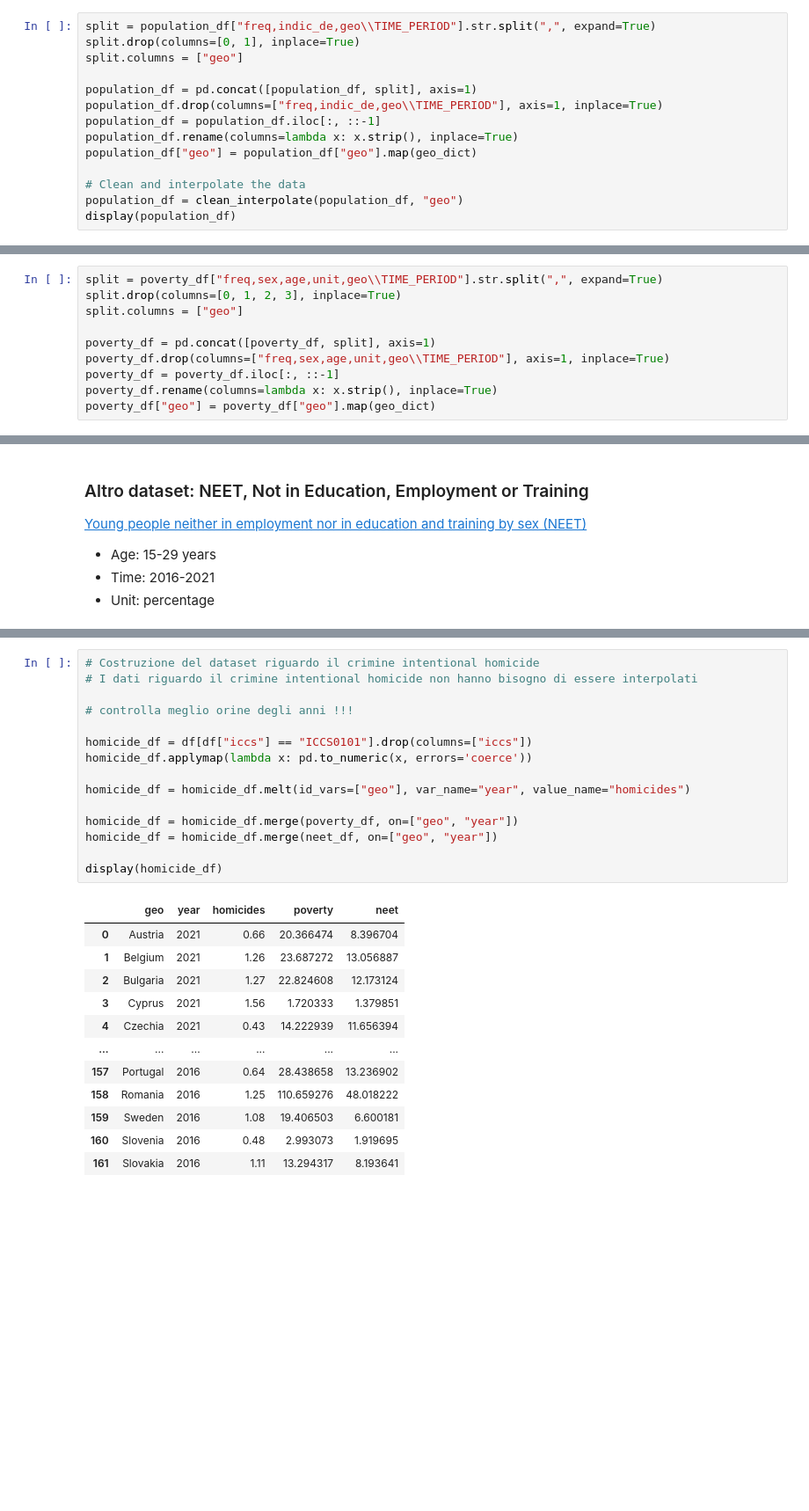
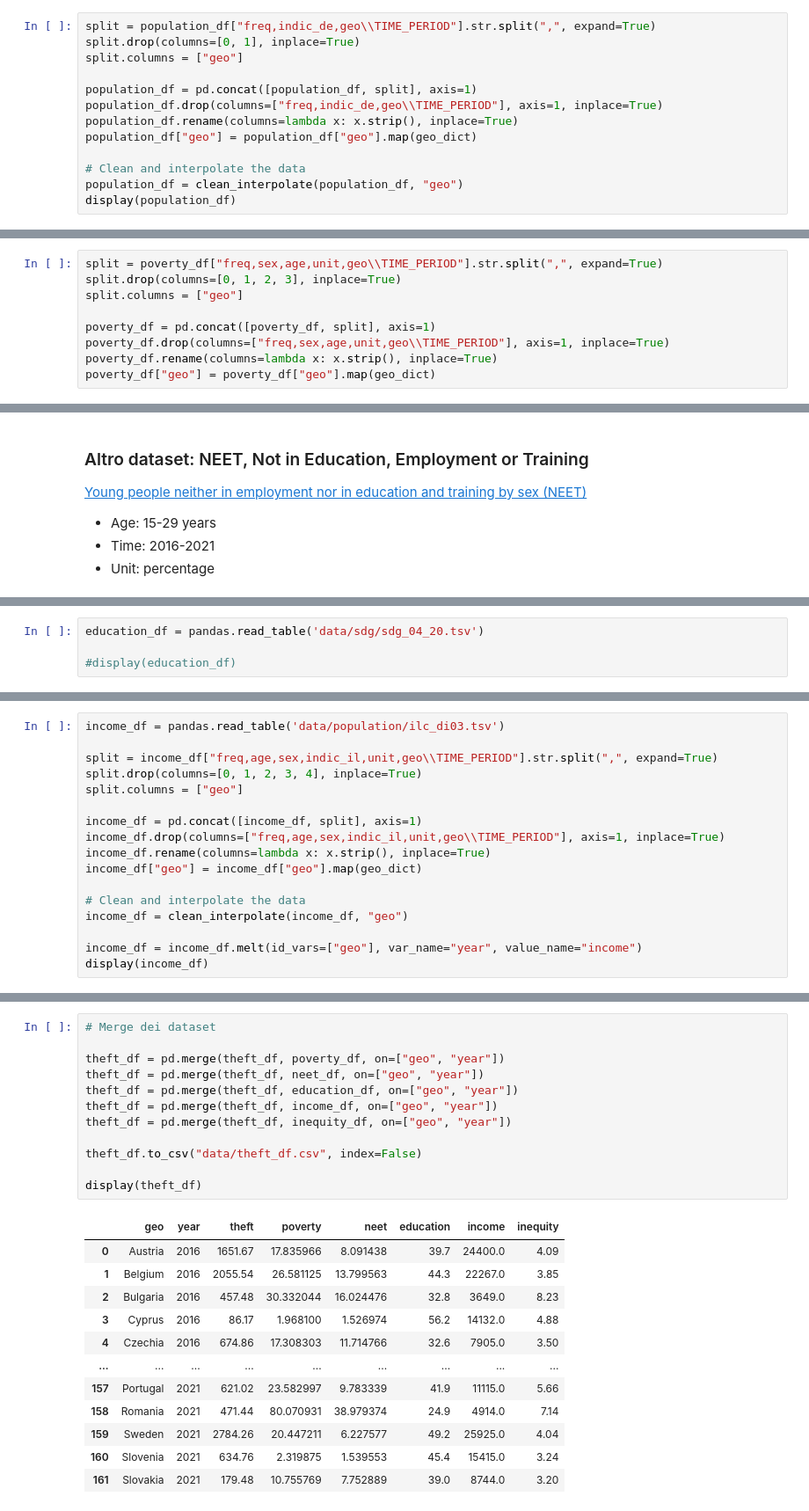
Before and after one commit to DiegoConce/CrimeAnalysis-HumanDataScience, a Jupyter notebook: main.ipynb, the cells around one changed output, grey strips where cells are left out. Shown: that part at 88% size. Drawn from its saved outputs; the diff is of its cells as text; blank space fills up the shorter version.

```diff
--- a/main.ipynb
+++ b/main.ipynb
@@ -236,7 +177,6 @@ split.columns = ["geo"]
 
 population_df = pd.concat([population_df, split], axis=1)
 population_df.drop(columns=["freq,indic_de,geo\\TIME_PERIOD"], axis=1, inplace=True)
-population_df = population_df.iloc[:, ::-1]
 population_df.rename(columns=lambda x: x.strip(), inplace=True)
 population_df["geo"] = population_df["geo"].map(geo_dict)
 
@@ -304,7 +247,6 @@ split.columns = ["geo"]
 
 poverty_df = pd.concat([poverty_df, split], axis=1)
 poverty_df.drop(columns=["freq,sex,age,unit,geo\\TIME_PERIOD"], axis=1, inplace=True)
-poverty_df = poverty_df.iloc[:, ::-1]
 poverty_df.rename(columns=lambda x: x.strip(), inplace=True)
 poverty_df["geo"] = poverty_df["geo"].map(geo_dict)
 # %% [markdown]
@@ -457,0 +353,4 @@ display(employment_df)
+# %%
+education_df = pandas.read_table('data/sdg/sdg_04_20.tsv')
+
+#display(education_df)
@@ -457,0 +435,17 @@ display(employment_df)
+# %%
+income_df = pandas.read_table('data/population/ilc_di03.tsv')
+
+split = income_df["freq,age,sex,indic_il,unit,geo\\TIME_PERIOD"].str.split(",", expand=True)
+split.drop(columns=[0, 1, 2, 3, 4], inplace=True)
+split.columns = ["geo"]
+
+income_df = pd.concat([income_df, split], axis=1)
+income_df.drop(columns=["freq,age,sex,indic_il,unit,geo\\TIME_PERIOD"], axis=1, inplace=True)
+income_df.rename(columns=lambda x: x.strip(), inplace=True)
+income_df["geo"] = income_df["geo"].map(geo_dict)
+
+# Clean and interpolate the data
+income_df = clean_interpolate(income_df, "geo")
+
+income_df = income_df.melt(id_vars=["geo"], var_name="year", value_name="income")
+display(income_df)
@@ -460,28 +469,25 @@ display(employment_df)
 # %%
-# Costruzione del dataset riguardo il crimine intentional homicide
-# I dati riguardo il crimine intentional homicide non hanno bisogno di essere interpolati
+# Merge dei dataset
 
-# controlla meglio orine degli anni !!!
+theft_df = pd.merge(theft_df, poverty_df, on=["geo", "year"])
+theft_df = pd.merge(theft_df, neet_df, on=["geo", "year"])
+theft_df = pd.merge(theft_df, education_df, on=["geo", "year"])
+theft_df = pd.merge(theft_df, income_df, on=["geo", "year"])
+theft_df = pd.merge(theft_df, inequity_df, on=["geo", "year"])
 
-homicide_df = df[df["iccs"] == "ICCS0101"].drop(columns=["iccs"])
-homicide_df.applymap(lambda x: pd.to_numeric(x, errors='coerce'))
+theft_df.to_csv("data/theft_df.csv", index=False)
 
-homicide_df = homicide_df.melt(id_vars=["geo"], var_name="year", value_name="homicides")
-
-homicide_df = homicide_df.merge(poverty_df, on=["geo", "year"])
-homicide_df = homicide_df.merge(neet_df, on=["geo", "year"])
-
-display(homicide_df)
+display(theft_df)
 # %% [output]
-|  | geo | year | homicides | poverty | neet |
-| 0 | Austria | 2021 | 0.66 | 20.366474 | 8.396704 |
-| 1 | Belgium | 2021 | 1.26 | 23.687272 | 13.056887 |
-| 2 | Bulgaria | 2021 | 1.27 | 22.824608 | 12.173124 |
-| 3 | Cyprus | 2021 | 1.56 | 1.720333 | 1.379851 |
-| 4 | Czechia | 2021 | 0.43 | 14.222939 | 11.656394 |
-| ... | ... | ... | ... | ... | ... |
-| 157 | Portugal | 2016 | 0.64 | 28.438658 | 13.236902 |
-| 158 | Romania | 2016 | 1.25 | 110.659276 | 48.018222 |
-| 159 | Sweden | 2016 | 1.08 | 19.406503 | 6.600181 |
-| 160 | Slovenia | 2016 | 0.48 | 2.993073 | 1.919695 |
-| 161 | Slovakia | 2016 | 1.11 | 13.294317 | 8.193641 |
+|  | geo | year | theft | poverty | neet | education | income | inequity |
+| 0 | Austria | 2016 | 1651.67 | 17.835966 | 8.091438 | 39.7 | 24400.0 | 4.09 |
+| 1 | Belgium | 2016 | 2055.54 | 26.581125 | 13.799563 | 44.3 | 22267.0 | 3.85 |
+| 2 | Bulgaria | 2016 | 457.48 | 30.332044 | 16.024476 | 32.8 | 3649.0 | 8.23 |
+| 3 | Cyprus | 2016 | 86.17 | 1.968100 | 1.526974 | 56.2 | 14132.0 | 4.88 |
+| 4 | Czechia | 2016 | 674.86 | 17.308303 | 11.714766 | 32.6 | 7905.0 | 3.50 |
+| ... | ... | ... | ... | ... | ... | ... | ... | ... |
+| 157 | Portugal | 2021 | 621.02 | 23.582997 | 9.783339 | 41.9 | 11115.0 | 5.66 |
+| 158 | Romania | 2021 | 471.44 | 80.070931 | 38.979374 | 24.9 | 4914.0 | 7.14 |
+| 159 | Sweden | 2021 | 2784.26 | 20.447211 | 6.227577 | 49.2 | 25925.0 | 4.04 |
+| 160 | Slovenia | 2021 | 634.76 | 2.319875 | 1.539553 | 45.4 | 15415.0 | 3.24 |
+| 161 | Slovakia | 2021 | 179.48 | 10.755769 | 7.752889 | 39.0 | 8744.0 | 3.20 |
```
Also changed, not shown: parts of 30 cells of this notebook, 6 other files.
